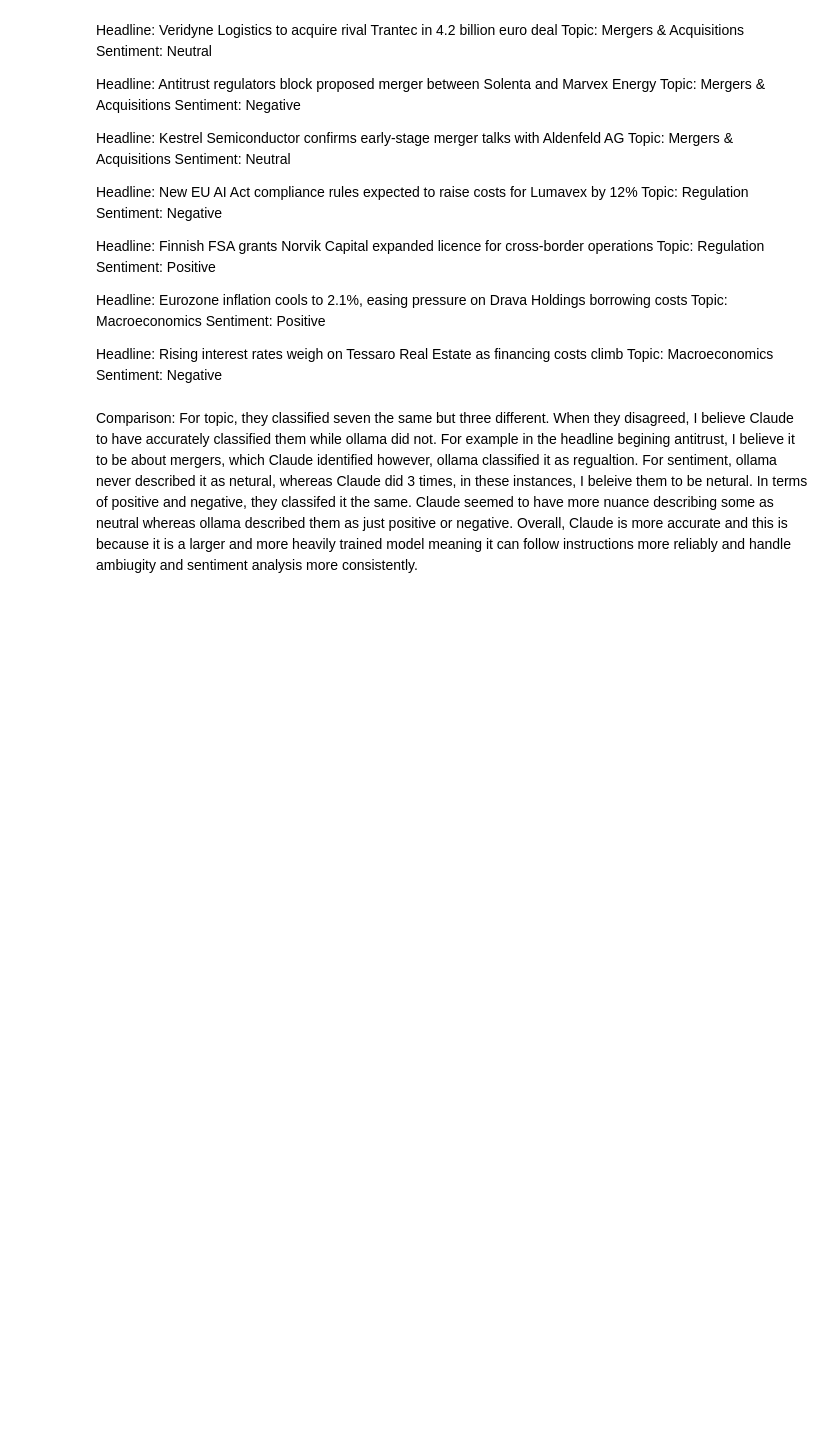
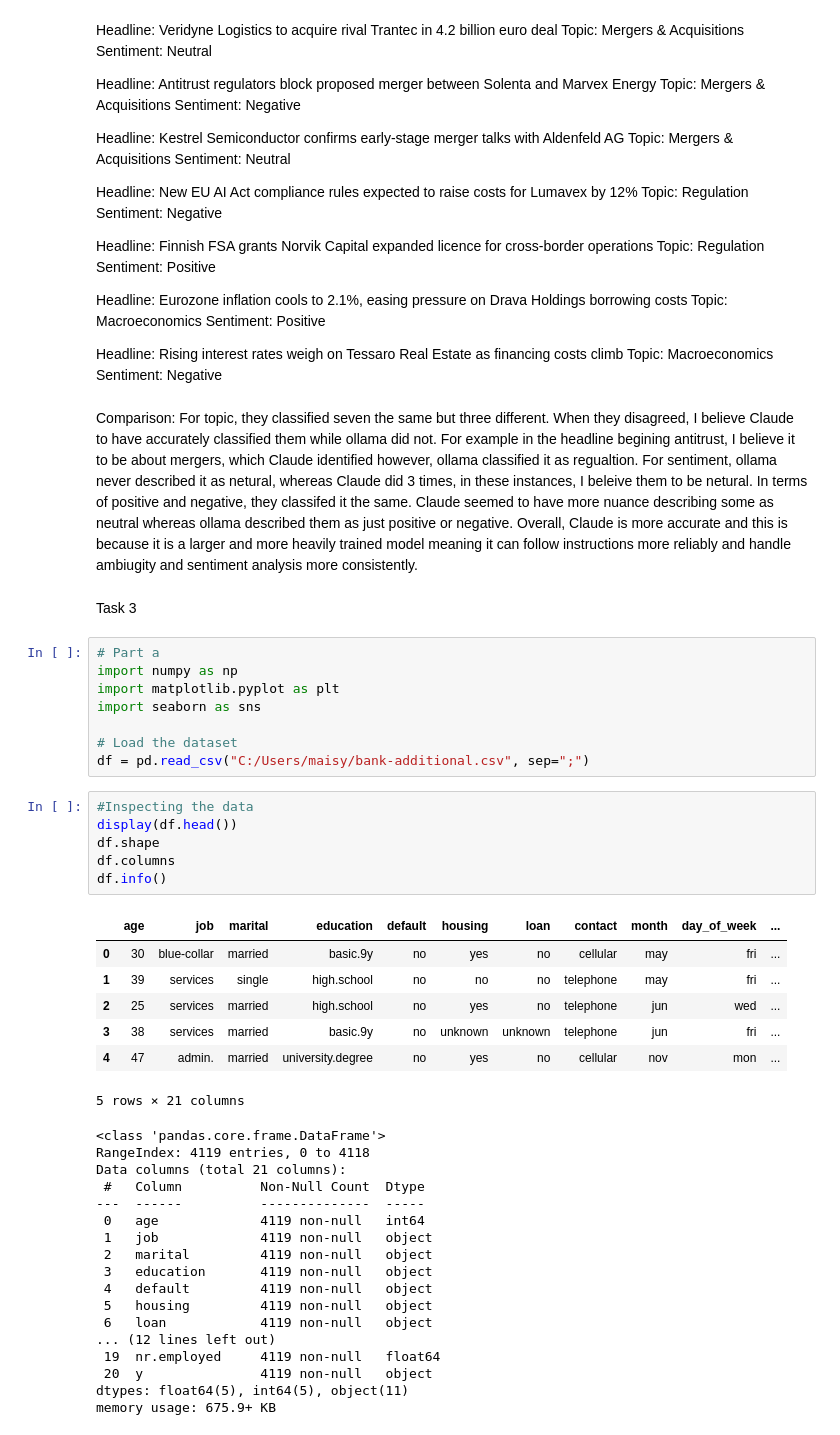
Before and after one commit to maisyoneill/Pythonrepo, a Jupyter notebook: assingments/assingment 3/Assignment3.ipynb, the cells around one changed output. Cells and saved outputs as stored; diff of their text form; blank space fills up the shorter version.

Commit message:
start of task 3

```diff
--- a/assingments/assingment 3/Assignment3.ipynb
+++ b/assingments/assingment 3/Assignment3.ipynb
@@ -345,3 +345,44 @@ Sentiment: Negative
 # %% [markdown]
 Comparison:
 For topic, they classified seven the same but three different. When they disagreed, I believe Claude to have accurately classified them while ollama did not. For example in the headline begining antitrust, I believe it to be about mergers, which Claude identified however, ollama classified it as regualtion. For sentiment, ollama never described it as netural, whereas Claude did 3 times, in these instances, I beleive them to be netural. In terms of positive and negative, they classifed it the same. Claude seemed to have more nuance describing some as neutral whereas ollama described them as just positive or negative. Overall, Claude is more accurate and this is because it is a larger and more heavily trained model meaning it can follow instructions more reliably and handle ambiugity and sentiment analysis more consistently.
+# %% [markdown]
+Task 3
+# %%
+# Part a
+import numpy as np
+import matplotlib.pyplot as plt
+import seaborn as sns
+
+# Load the dataset
+df = pd.read_csv("C:/Users/maisy/bank-additional.csv", sep=";")
+# %%
+#Inspecting the data
+display(df.head())
+df.shape
+df.columns
+df.info()
+# %% [output]
+|  | age | job | marital | education | default | housing | loan | contact | month | day_of_week | ... |
+| 0 | 30 | blue-collar | married | basic.9y | no | yes | no | cellular | may | fri | ... |
+| 1 | 39 | services | single | high.school | no | no | no | telephone | may | fri | ... |
+| 2 | 25 | services | married | high.school | no | yes | no | telephone | jun | wed | ... |
+| 3 | 38 | services | married | basic.9y | no | unknown | unknown | telephone | jun | fri | ... |
+| 4 | 47 | admin. | married | university.degree | no | yes | no | cellular | nov | mon | ... |
+5 rows × 21 columns
+<class 'pandas.core.frame.DataFrame'>
+RangeIndex: 4119 entries, 0 to 4118
+Data columns (total 21 columns):
+ #   Column          Non-Null Count  Dtype
+---  ------          --------------  -----
+ 0   age             4119 non-null   int64
+ 1   job             4119 non-null   object
+ 2   marital         4119 non-null   object
+ 3   education       4119 non-null   object
+ 4   default         4119 non-null   object
+ 5   housing         4119 non-null   object
+ 6   loan            4119 non-null   object
+... (12 lines left out)
+ 19  nr.employed     4119 non-null   float64
+ 20  y               4119 non-null   object
+dtypes: float64(5), int64(5), object(11)
+memory usage: 675.9+ KB
```
Also changed, not shown: parts of 2 cells of this notebook.
